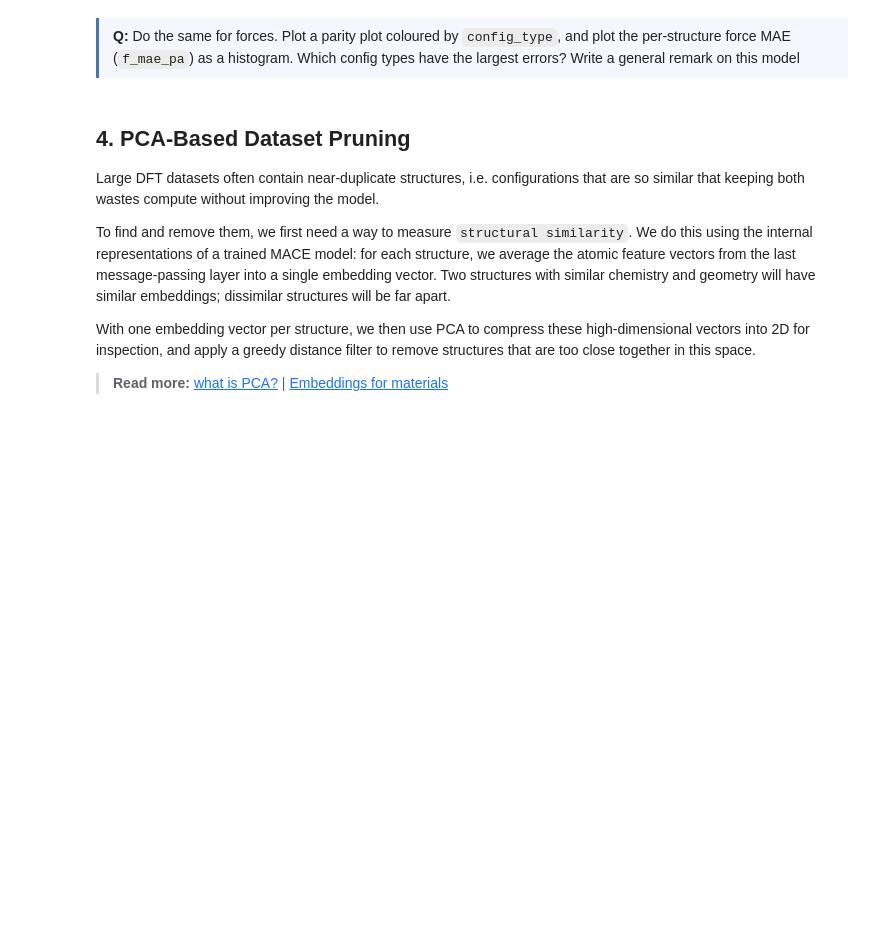
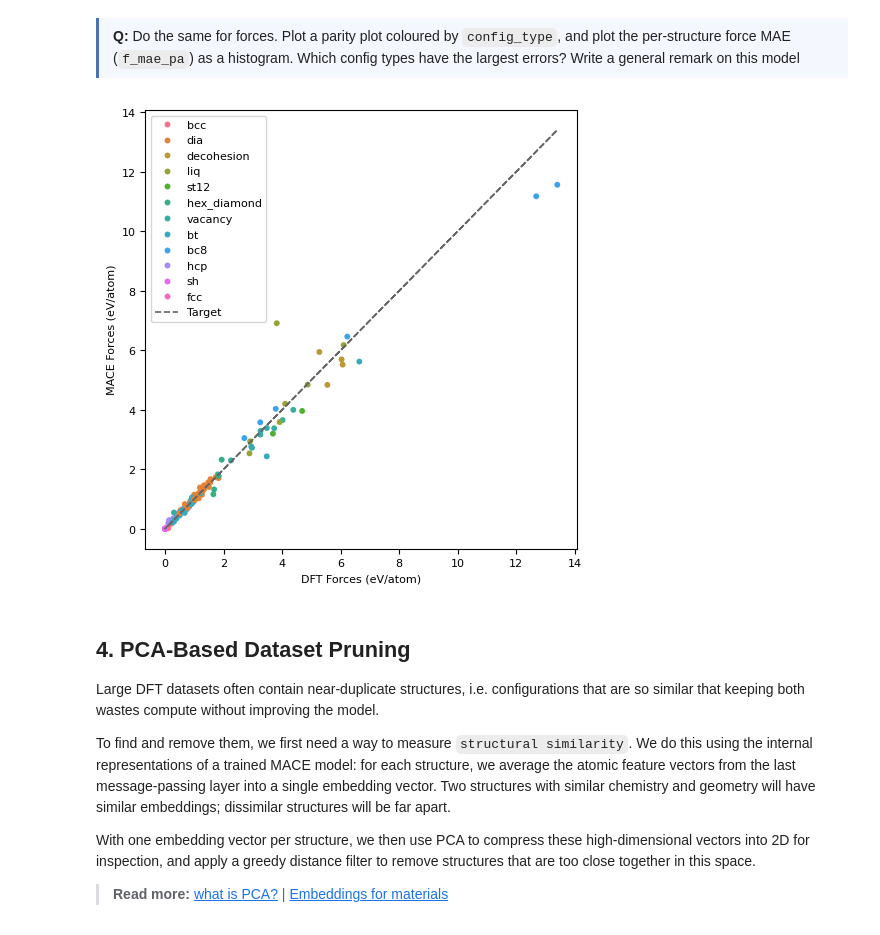
Before and after one commit to parthapaul7/.dotfiles, a Jupyter notebook: Lab1.ipynb, the cells around one changed output. Saved outputs shown, nothing was run; the diff lists cells and outputs as text; code cells hidden in the pictures; blank space fills up the shorter version.

```diff
--- a/Lab1.ipynb
+++ b/Lab1.ipynb
@@ -368,6 +368,25 @@ plt.show()
 and plot the per-structure force MAE (<code>f_mae_pa</code>) as a histogram.
 Which config types have the largest errors? Write a general remark on this model
 </div>
+# %%
+# Parity plot of DFT vs MACE forces, coloured by config_type.
+# A perfect model would have all points on the dashed target line.
+
+config_types = [s.info["config_type"] for s in test_structs]
+
+x = df["Si_alldata_f_max_true"]
+y = df["Si_alldata_f_max_pred"]
+
+fig, ax = plt.subplots(figsize=(5, 5))
+sns.scatterplot(x=x, y=y, hue=config_types, s=18, linewidth=0, ax=ax)
+ax.plot(x, x, "--", color="0.4", lw=1.2, label="Target")
+ax.set_xlabel("DFT Forces (eV/atom)")
+ax.set_ylabel("MACE Forces (eV/atom)")
+ax.legend()
+fig.tight_layout()
+plt.show()
+# %% [output]
+[figure, added]
 # %% [markdown]
 ## 4. PCA-Based Dataset Pruning
 
```
Also changed, not shown: parts of 1 cell of this notebook.
